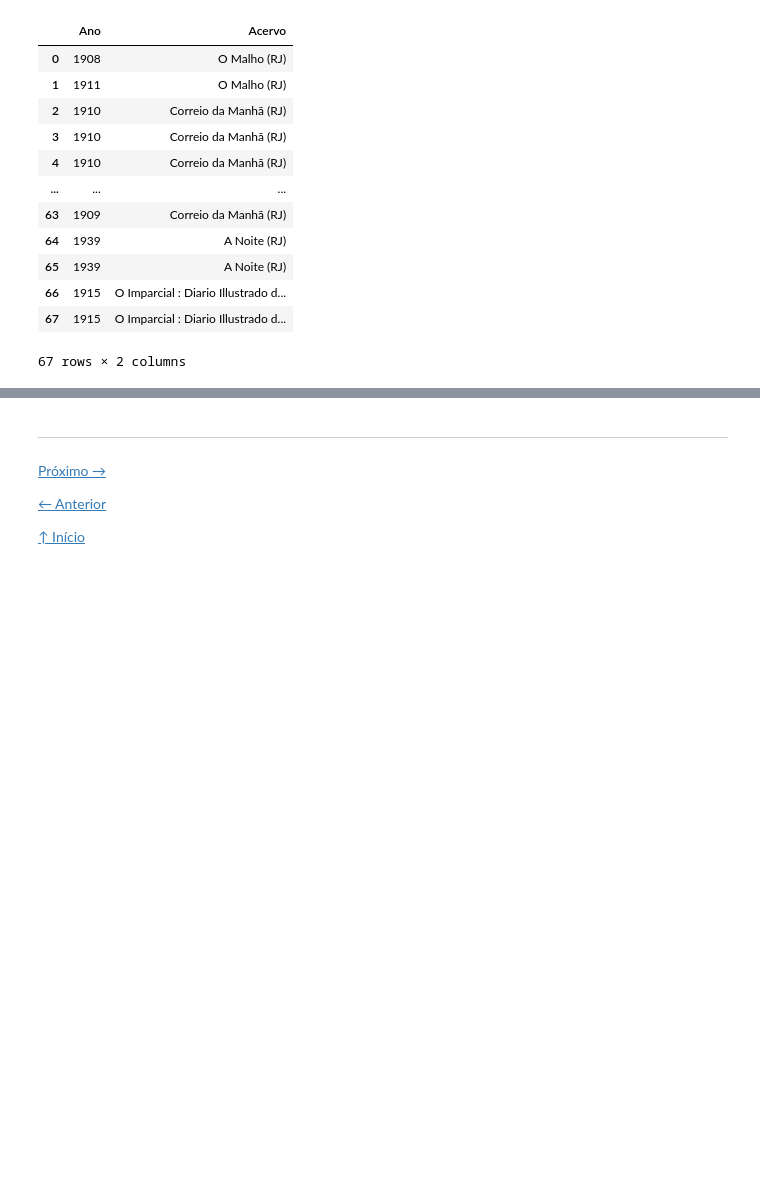
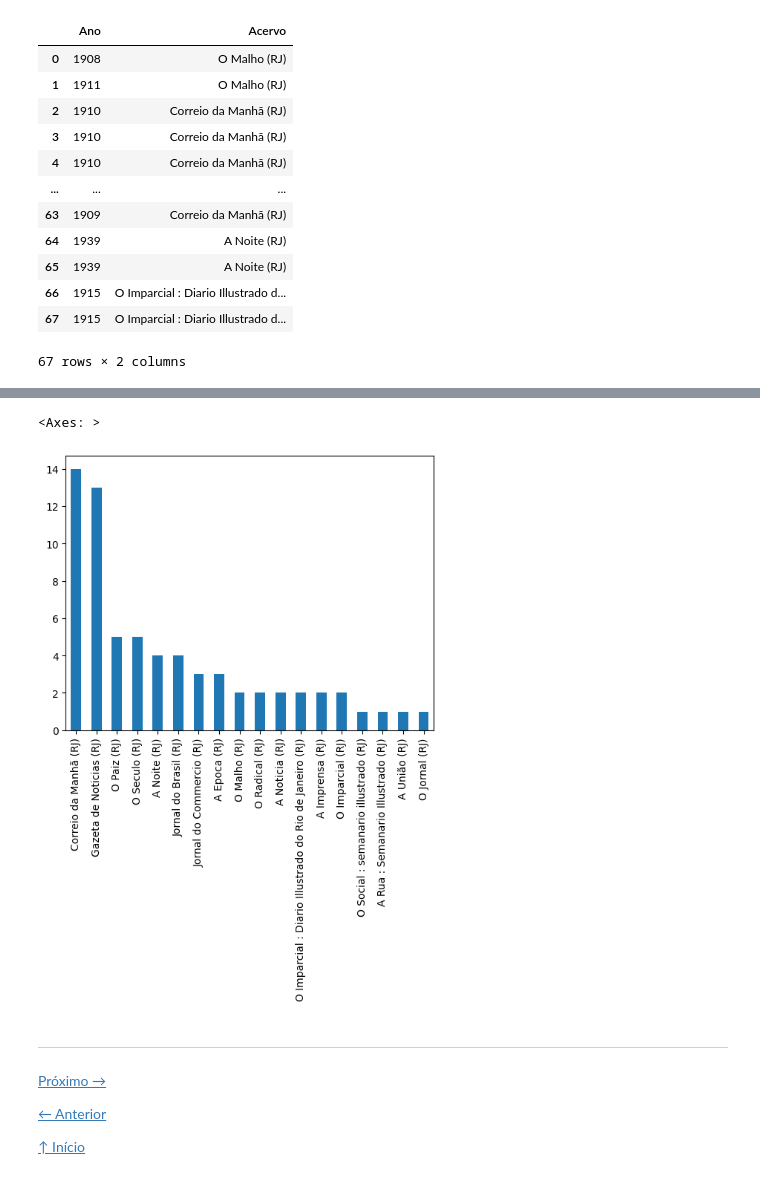
Before and after one commit to ericbrasiln/python-puc, a Jupyter notebook: dia3.ipynb, the cells around one changed output, grey strips where cells are left out. Saved outputs shown, nothing was run; the diff lists cells and outputs as text; code cells hidden in the pictures; blank space fills up the shorter version.

```diff
--- a/dia3.ipynb
+++ b/dia3.ipynb
@@ -617,3 +900,8 @@ df_hdb['Ano'].sort_values(ascending=True).value_counts().plot(kind='bar')
+# %%
+df2['Acervo'].value_counts().plot(kind='bar')
+# %% [output]
+<Axes: >
+[figure, added]
 # %% [markdown]
 ---
 
```
Also changed, not shown: parts of 96 cells of this notebook.
